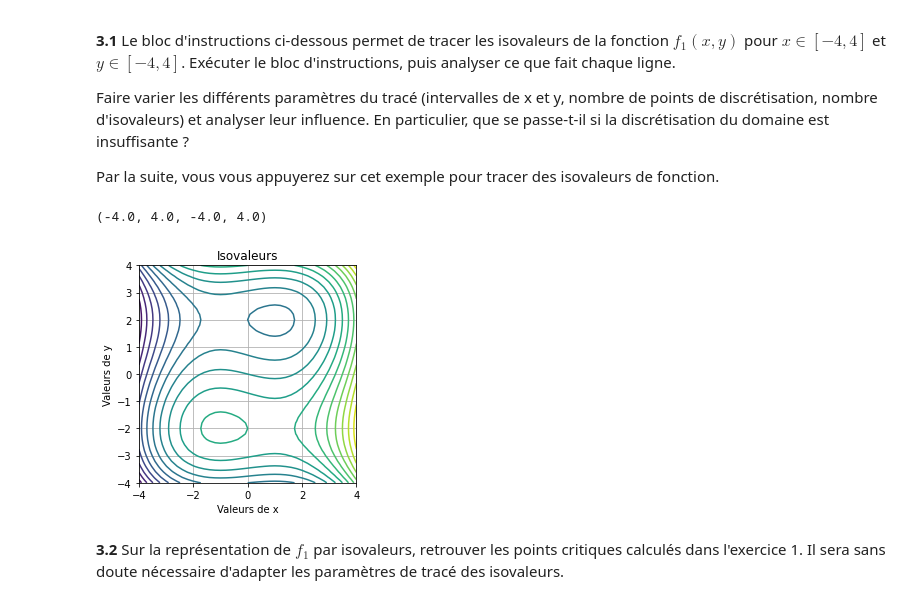
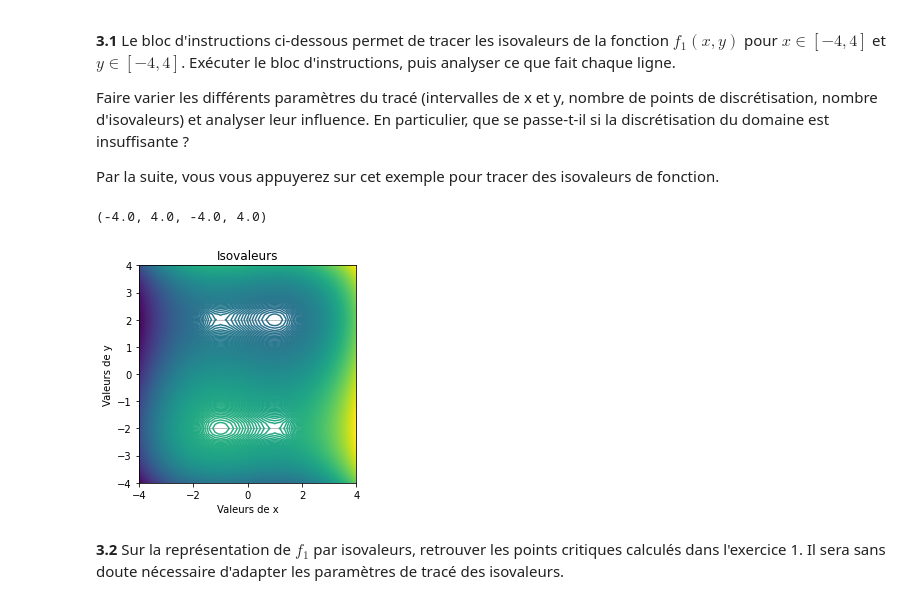
Before and after one commit to kevintsi/pythonIOT, a Jupyter notebook: ML/Introduction_optimisation.ipynb, the cells around one changed output. Cells and saved outputs as stored; diff of their text form; code cells hidden in the pictures.

```diff
--- a/ML/Introduction_optimisation.ipynb
+++ b/ML/Introduction_optimisation.ipynb
@@ -138,23 +138,23 @@ Par la suite, vous vous appuyerez sur cet exemple pour tracer des isovaleurs de
 # %%
 # Définition du domaine de tracé
 xmin, xmax, nx = -4, 4, 41
 ymin, ymax, ny = -4, 4, 41
 # Discrétisation du domaine de tracé
 x1d = np.linspace(xmin,xmax,nx)
 y1d = np.linspace(ymin,ymax,ny)
 x2d, y2d = np.meshgrid(x1d, y1d)
 
 # Tracé des isovaleurs de f1
-nIso = 21
+nIso = 500
 plt.contour(x2d,y2d,f1(x2d,y2d),nIso)
 plt.title('Isovaleurs')
 plt.xlabel('Valeurs de x')
 plt.ylabel('Valeurs de y')
 plt.grid()
 plt.axis('square')
 # %% [output]
 (-4.0, 4.0, -4.0, 4.0)
-[figure, old version]
+[figure, new version]
 # %% [markdown]
 **3.2** Sur la représentation de $f_1$ par isovaleurs, retrouver les points critiques calculés dans l'exercice 1. Il sera sans doute nécessaire d'adapter les paramètres de tracé des isovaleurs.
 # %% [markdown]
```
Also changed, not shown: parts of 8 cells of this notebook.
